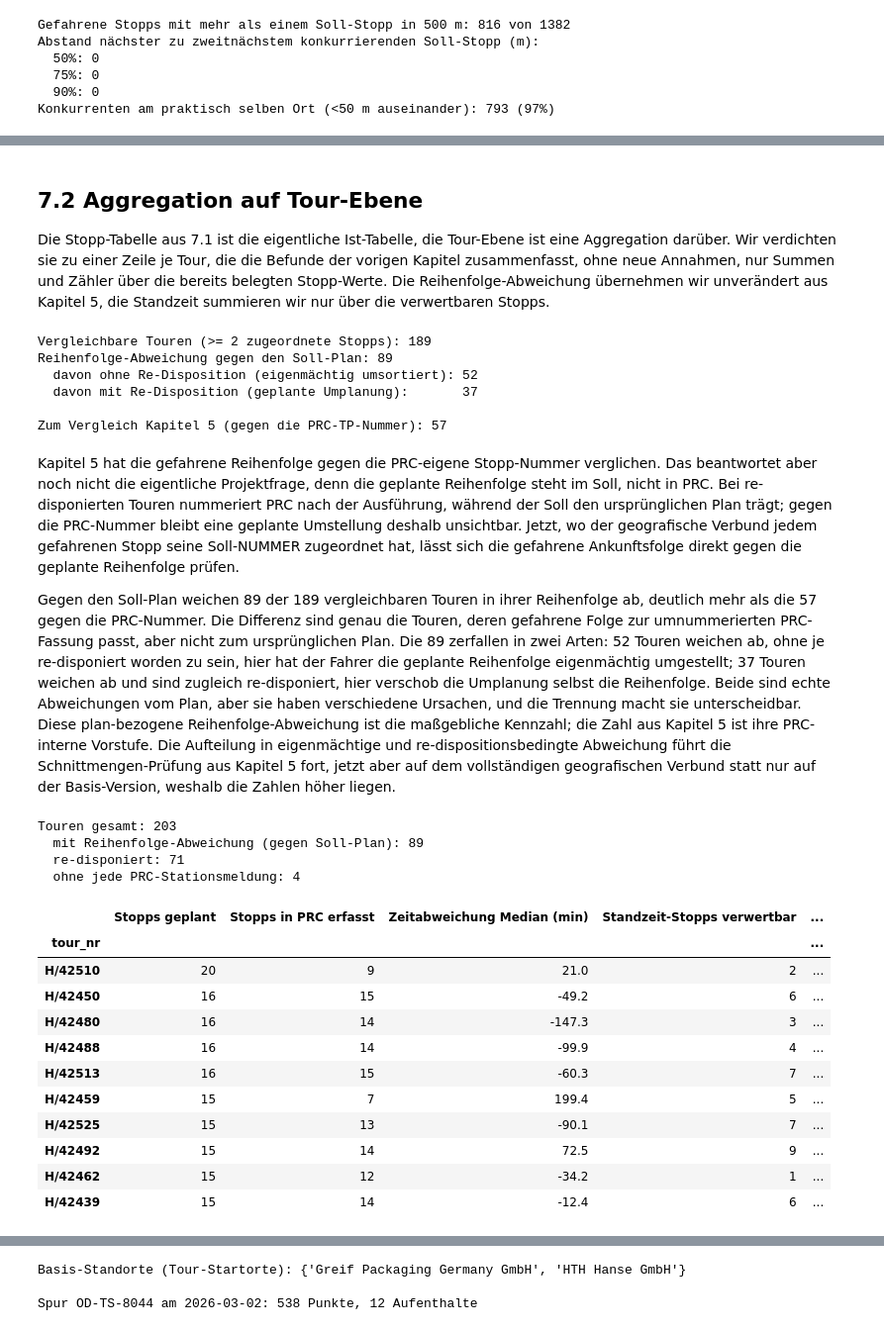
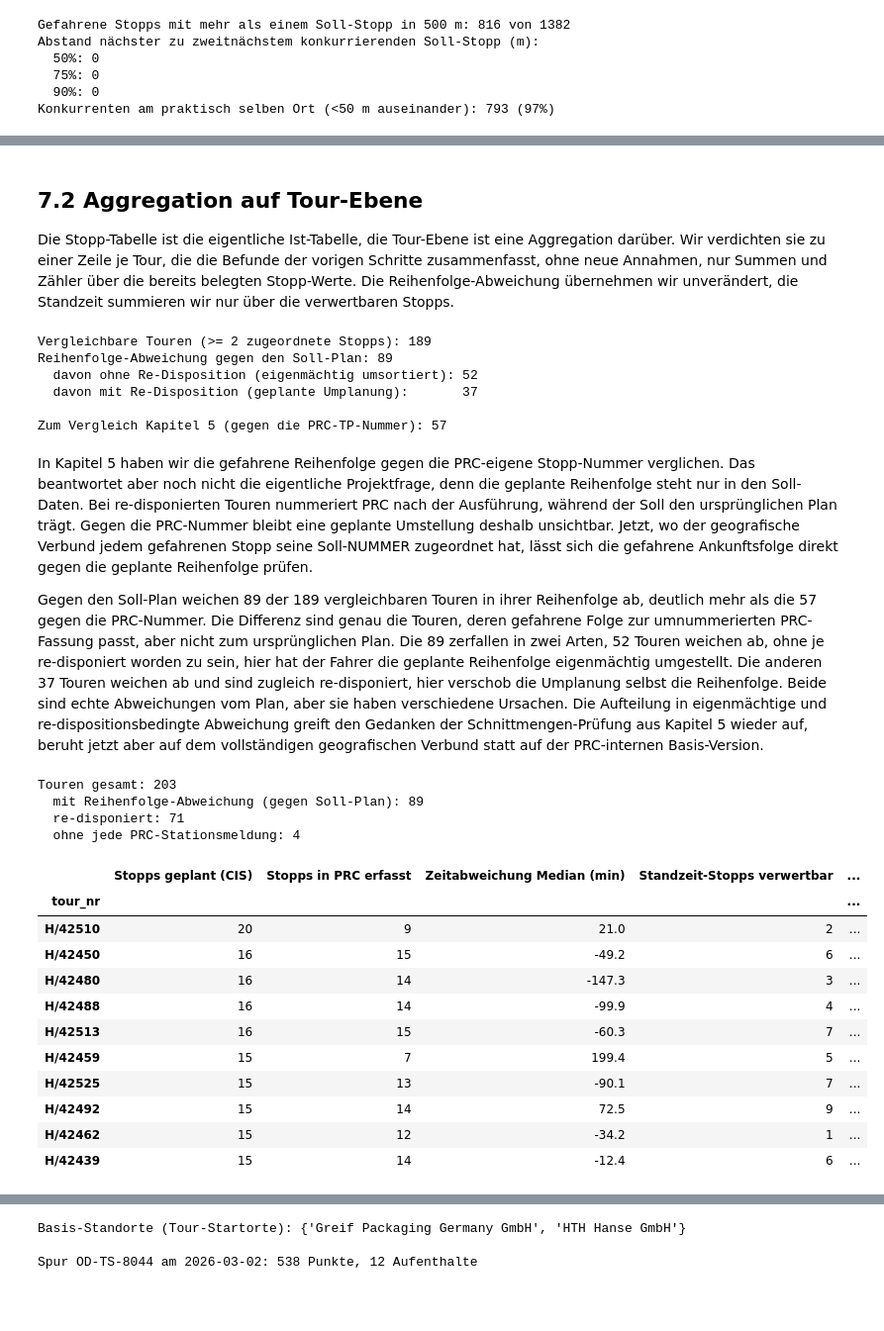
Before and after one commit to junguy01/transport_optimization, a Jupyter notebook: finale_analyse.ipynb, the cells around one changed output, grey strips where cells are left out. Shown at 99% size. Drawn from its saved outputs; the diff is of its cells as text; code cells hidden in the pictures; blank space fills up the shorter version.

```diff
--- a/finale_analyse.ipynb
+++ b/finale_analyse.ipynb
@@ -1095,7 +1089,7 @@ Damit sind zwei der drei PRC-Abweichungsspalten vollständig gefüllt, Zeit und
 # %% [markdown]
 ## 7.2 Aggregation auf Tour-Ebene
 
-Die Stopp-Tabelle aus 7.1 ist die eigentliche Ist-Tabelle, die Tour-Ebene ist eine Aggregation darüber. Wir verdichten sie zu einer Zeile je Tour, die die Befunde der vorigen Kapitel zusammenfasst, ohne neue Annahmen, nur Summen und Zähler über die bereits belegten Stopp-Werte. Die Reihenfolge-Abweichung übernehmen wir unverändert aus Kapitel 5, die Standzeit summieren wir nur über die verwertbaren Stopps.
+Die Stopp-Tabelle ist die eigentliche Ist-Tabelle, die Tour-Ebene ist eine Aggregation darüber. Wir verdichten sie zu einer Zeile je Tour, die die Befunde der vorigen Schritte zusammenfasst, ohne neue Annahmen, nur Summen und Zähler über die bereits belegten Stopp-Werte. Die Reihenfolge-Abweichung übernehmen wir unverändert, die Standzeit summieren wir nur über die verwertbaren Stopps.
 # %%
 # Plan-bezogene Reihenfolge: gefahrene Ankunftsfolge gegen die zugeordnete Soll-NUMMER je Tour.
 # Anders als Kapitel 5 (gegen die PRC-TP-Nummer) vergleicht das gegen den tatsächlichen Soll-Plan,
@@ -1124,9 +1118,9 @@ Reihenfolge-Abweichung gegen den Soll-Plan: 89
 
 Zum Vergleich Kapitel 5 (gegen die PRC-TP-Nummer): 57
 # %% [markdown]
-Kapitel 5 hat die gefahrene Reihenfolge gegen die PRC-eigene Stopp-Nummer verglichen. Das beantwortet aber noch nicht die eigentliche Projektfrage, denn die geplante Reihenfolge steht im Soll, nicht in PRC. Bei re-disponierten Touren nummeriert PRC nach der Ausführung, während der Soll den ursprünglichen Plan trägt; gegen die PRC-Nummer bleibt eine geplante Umstellung deshalb unsichtbar. Jetzt, wo der geografische Verbund jedem gefahrenen Stopp seine Soll-NUMMER zugeordnet hat, lässt sich die gefahrene Ankunftsfolge direkt gegen die geplante Reihenfolge prüfen.
+In Kapitel 5 haben wir die gefahrene Reihenfolge gegen die PRC-eigene Stopp-Nummer verglichen. Das beantwortet aber noch nicht die eigentliche Projektfrage, denn die geplante Reihenfolge steht nur in den Soll-Daten. Bei re-disponierten Touren nummeriert PRC nach der Ausführung, während der Soll den ursprünglichen Plan trägt. Gegen die PRC-Nummer bleibt eine geplante Umstellung deshalb unsichtbar. Jetzt, wo der geografische Verbund jedem gefahrenen Stopp seine Soll-NUMMER zugeordnet hat, lässt sich die gefahrene Ankunftsfolge direkt gegen die geplante Reihenfolge prüfen.
 
-Gegen den Soll-Plan weichen 89 der 189 vergleichbaren Touren in ihrer Reihenfolge ab, deutlich mehr als die 57 gegen die PRC-Nummer. Die Differenz sind genau die Touren, deren gefahrene Folge zur umnummerierten PRC-Fassung passt, aber nicht zum ursprünglichen Plan. Die 89 zerfallen in zwei Arten: 52 Touren weichen ab, ohne je re-disponiert worden zu sein, hier hat der Fahrer die geplante Reihenfolge eigenmächtig umgestellt; 37 Touren weichen ab und sind zugleich re-disponiert, hier verschob die Umplanung selbst die Reihenfolge. Beide sind echte Abweichungen vom Plan, aber sie haben verschiedene Ursachen, und die Trennung macht sie unterscheidbar. Diese plan-bezogene Reihenfolge-Abweichung ist die maßgebliche Kennzahl; die Zahl aus Kapitel 5 ist ihre PRC-interne Vorstufe. Die Aufteilung in eigenmächtige und re-dispositionsbedingte Abweichung führt die Schnittmengen-Prüfung aus Kapitel 5 fort, jetzt aber auf dem vollständigen geografischen Verbund statt nur auf der Basis-Version, weshalb die Zahlen höher liegen.
+Gegen den Soll-Plan weichen 89 der 189 vergleichbaren Touren in ihrer Reihenfolge ab, deutlich mehr als die 57 gegen die PRC-Nummer. Die Differenz sind genau die Touren, deren gefahrene Folge zur umnummerierten PRC-Fassung passt, aber nicht zum ursprünglichen Plan. Die 89 zerfallen in zwei Arten, 52 Touren weichen ab, ohne je re-disponiert worden zu sein, hier hat der Fahrer die geplante Reihenfolge eigenmächtig umgestellt. Die anderen 37 Touren weichen ab und sind zugleich re-disponiert, hier verschob die Umplanung selbst die Reihenfolge. Beide sind echte Abweichungen vom Plan, aber sie haben verschiedene Ursachen. Die Aufteilung in eigenmächtige und re-dispositionsbedingte Abweichung greift den Gedanken der Schnittmengen-Prüfung aus Kapitel 5 wieder auf, beruht jetzt aber auf dem vollständigen geografischen Verbund statt auf der PRC-internen Basis-Version.
 # %%
 v = vergleich.copy()
 
@@ -1138,35 +1132,35 @@ version = stat["StationID"].str.split("-").str[0].str.split("_").str[1].fillna("
 redisp = version.groupby(stat["tour_nr"]).max().gt(1).rename("redisponiert")
 
 tour = v.groupby("tour_nr").agg(
     n_geplant              = ("soll_ankunft",            lambda s: s.notna().sum()),
     n_gefahren             = ("prc_stopp",               lambda s: s.notna().sum()),
     zeit_abw_median_min    = ("zeit_abw_min",            "median"),
     n_standzeit_verwertbar = ("verwertbare_verweil_min", lambda s: s.notna().sum()),
     standzeit_summe_min    = ("verwertbare_verweil_min", "sum"),
 )
 # Plan-bezogene Reihenfolge-Abweichung (Kapitel 7) und Re-Disposition anfügen
 tour = tour.join(plan_abw.rename("reihenfolge_abw")).join(redisp)
 tour["reihenfolge_abw"] = tour["reihenfolge_abw"].fillna(False)
 tour["redisponiert"]    = tour["redisponiert"].fillna(False)
 tour["zeit_abw_median_min"] = tour["zeit_abw_median_min"].round(1)
 tour["standzeit_summe_min"] = tour["standzeit_summe_min"].round(0)
 
 print(f"Touren gesamt: {len(tour)}")
 print(f"  mit Reihenfolge-Abweichung (gegen Soll-Plan): {int(tour['reihenfolge_abw'].sum())}")
 print(f"  re-disponiert: {int(tour['redisponiert'].sum())}")
 print(f"  ohne jede PRC-Stationsmeldung: {int((tour['n_gefahren'] == 0).sum())}")
 tour.sort_values("n_geplant", ascending=False).head(10).rename(columns={
-    "n_geplant": "Stopps geplant", "n_gefahren": "Stopps in PRC erfasst",
+    "n_geplant": "Stopps geplant (CIS)", "n_gefahren": "Stopps in PRC erfasst",
     "zeit_abw_median_min": "Zeitabweichung Median (min)",
     "n_standzeit_verwertbar": "Standzeit-Stopps verwertbar",
     "standzeit_summe_min": "Standzeit-Summe (min)",
     "reihenfolge_abw": "Reihenfolge-Abweichung", "redisponiert": "Re-disponiert"})
 # %% [output]
 Touren gesamt: 203
   mit Reihenfolge-Abweichung (gegen Soll-Plan): 89
   re-disponiert: 71
   ohne jede PRC-Stationsmeldung: 4
-|  | Stopps geplant | Stopps in PRC erfasst | Zeitabweichung Median (min) | Standzeit-Stopps verwertbar | ... |
+|  | Stopps geplant (CIS) | Stopps in PRC erfasst | Zeitabweichung Median (min) | Standzeit-Stopps verwertbar | ... |
 | tour_nr |  |  |  |  | ... |
 | H/42510 | 20 | 9 | 21.0 | 2 | ... |
 | H/42450 | 16 | 15 | -49.2 | 6 | ... |
```
Also changed, not shown: parts of 51 cells of this notebook.
